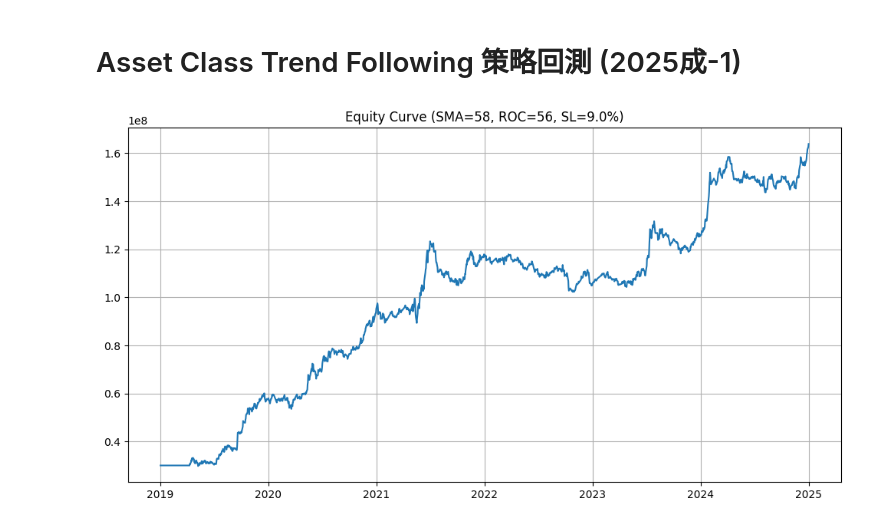
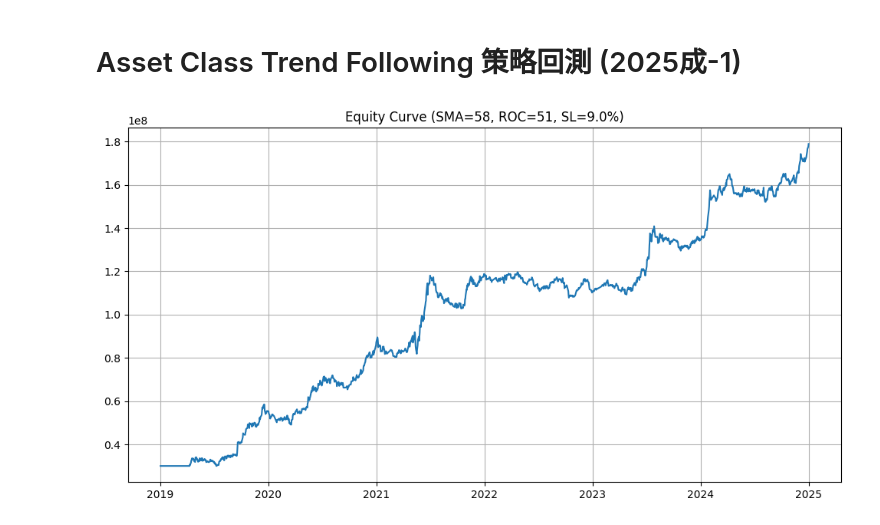
Before and after one commit to lij1017-cmd/main, a Jupyter notebook: trendstrategy_equity2025成-1.ipynb, the cells around one changed output. Drawn from its saved outputs; the diff is of its cells as text; code cells hidden in the pictures.

```diff
--- a/trendstrategy_equity2025成-1.ipynb
+++ b/trendstrategy_equity2025成-1.ipynb
@@ -3,7 +3,7 @@
 # %%
 # --- 全域參數設定區塊 ---
 SMA_PERIOD = 58
-ROC_PERIOD = 56
+ROC_PERIOD = 51
 STOP_LOSS_PCT = 0.09
 INITIAL_CAPITAL = 30000000
 DATA_FILE = '個股1.xlsx'
@@ -242,12 +242,12 @@ def calculate_win_rate(trades_df):
 # %%
 prices, code_to_name = clean_data(DATA_FILE)
 bt = Backtester(prices, code_to_name, INITIAL_CAPITAL)
 eq, trades, hold = bt.run(SMA_PERIOD, ROC_PERIOD, STOP_LOSS_PCT)
 
 plt.figure(figsize=(12, 6))
 plt.plot(eq)
-plt.title('Equity Curve (SMA=58, ROC=56, SL=9.0%)')
+plt.title('Equity Curve (SMA=58, ROC=51, SL=9.0%)')
 plt.grid(True)
 plt.show()
 # %% [output]
-[figure, old version]
+[figure, new version]
```
Also changed, not shown: 3 other files.
